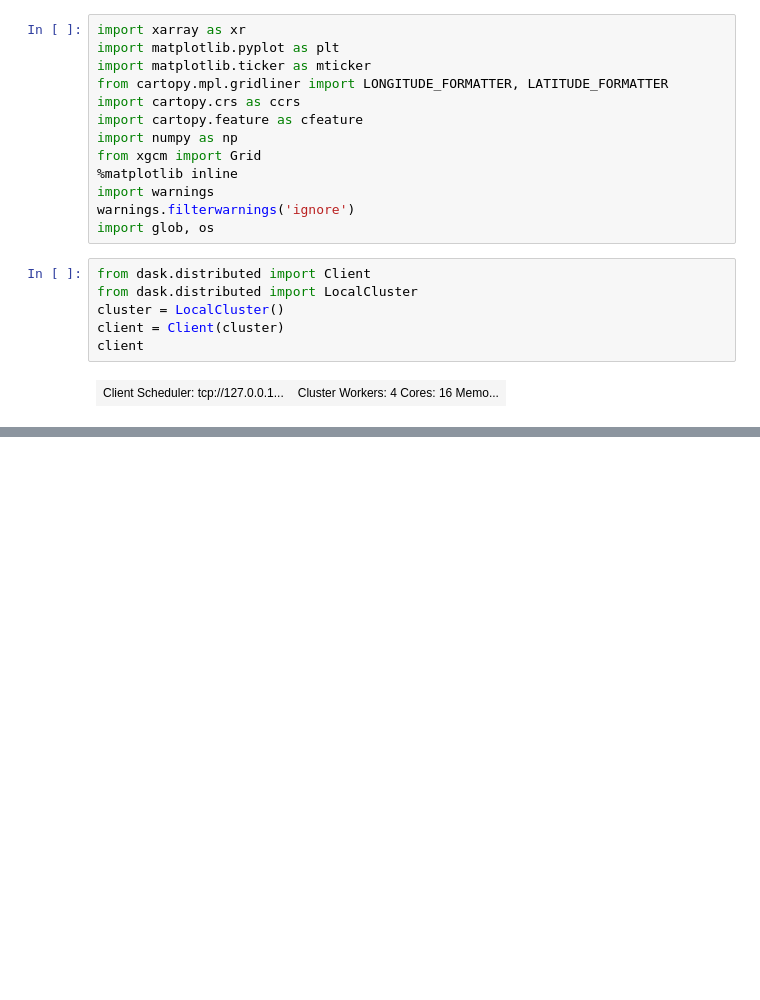
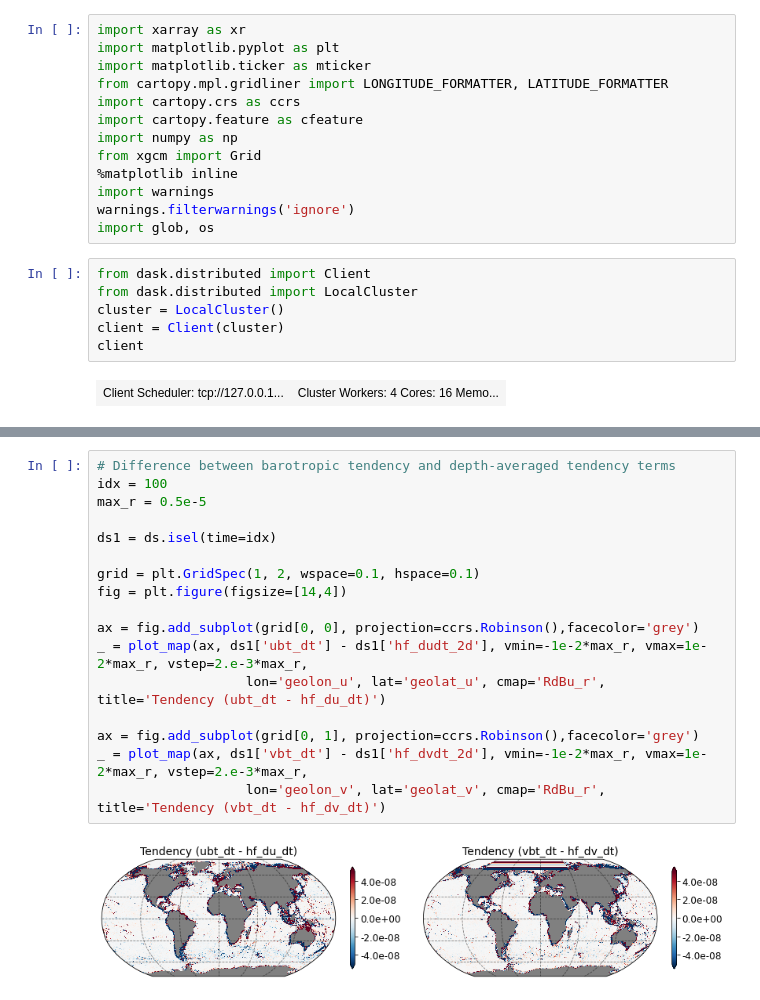
Before and after one commit to hmkhatri/MOM6_Momentum_Budget, a Jupyter notebook: OM4_125.ipynb, the cells around one changed output, grey strips where cells are left out. Saved outputs shown, nothing was run; the diff lists cells and outputs as text; blank space fills up the shorter version.

```diff
--- a/OM4_125.ipynb
+++ b/OM4_125.ipynb
@@ -135,0 +149,19 @@ subplot_kws=dict(projection=ccrs.Robinson(),facecolor='grey')
+# %%
+# Difference between barotropic tendency and depth-averaged tendency terms
+idx = 100
+max_r = 0.5e-5
+
+ds1 = ds.isel(time=idx)
+
+grid = plt.GridSpec(1, 2, wspace=0.1, hspace=0.1)
+fig = plt.figure(figsize=[14,4])
+
+ax = fig.add_subplot(grid[0, 0], projection=ccrs.Robinson(),facecolor='grey')
+_ = plot_map(ax, ds1['ubt_dt'] - ds1['hf_dudt_2d'], vmin=-1e-2*max_r, vmax=1e-2*max_r, vstep=2.e-3*max_r,
+                   lon='geolon_u', lat='geolat_u', cmap='RdBu_r', title='Tendency (ubt_dt - hf_du_dt)')
+
+ax = fig.add_subplot(grid[0, 1], projection=ccrs.Robinson(),facecolor='grey')
+_ = plot_map(ax, ds1['vbt_dt'] - ds1['hf_dvdt_2d'], vmin=-1e-2*max_r, vmax=1e-2*max_r, vstep=2.e-3*max_r,
+                   lon='geolon_v', lat='geolat_v', cmap='RdBu_r', title='Tendency (vbt_dt - hf_dv_dt)')
+# %% [output]
+[figure, added]
```
Also changed, not shown: parts of 18 cells of this notebook, 2 other files.
